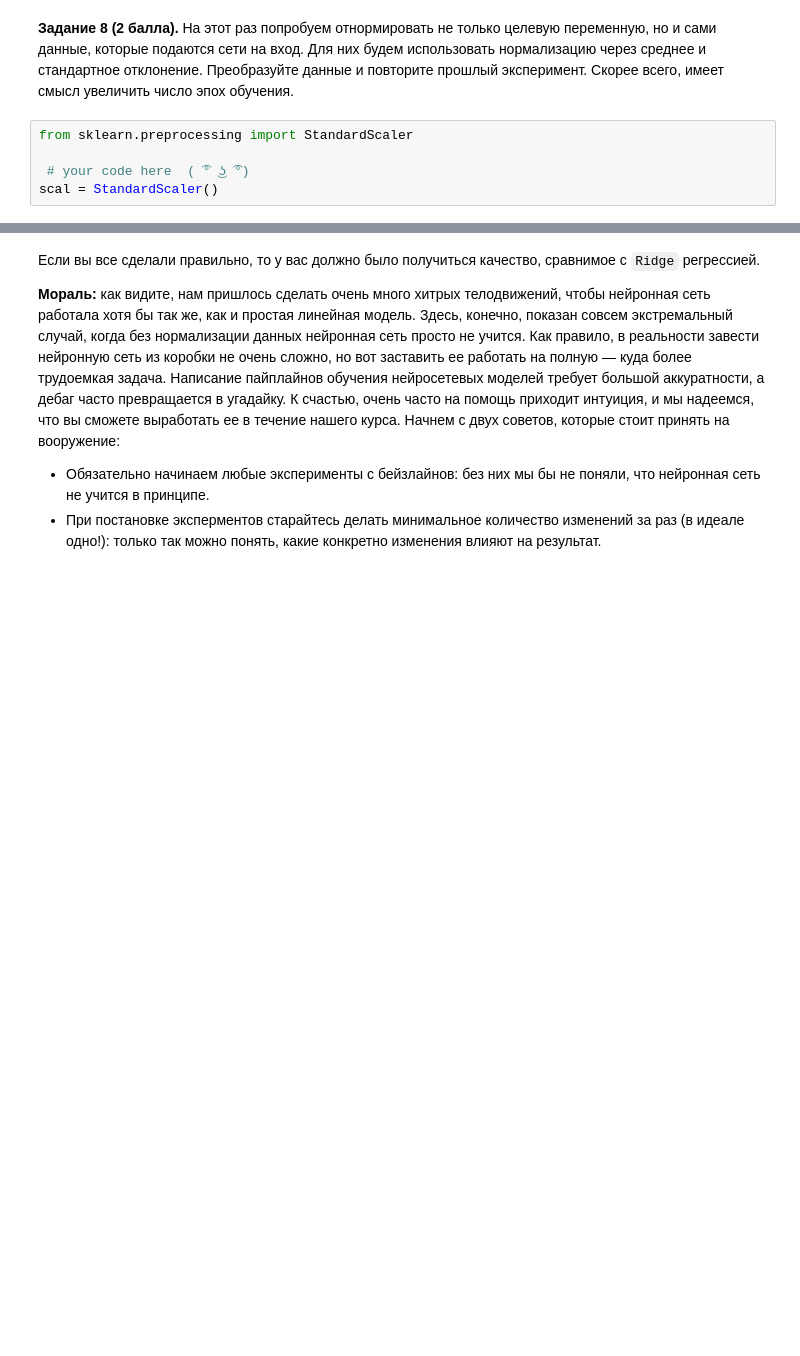
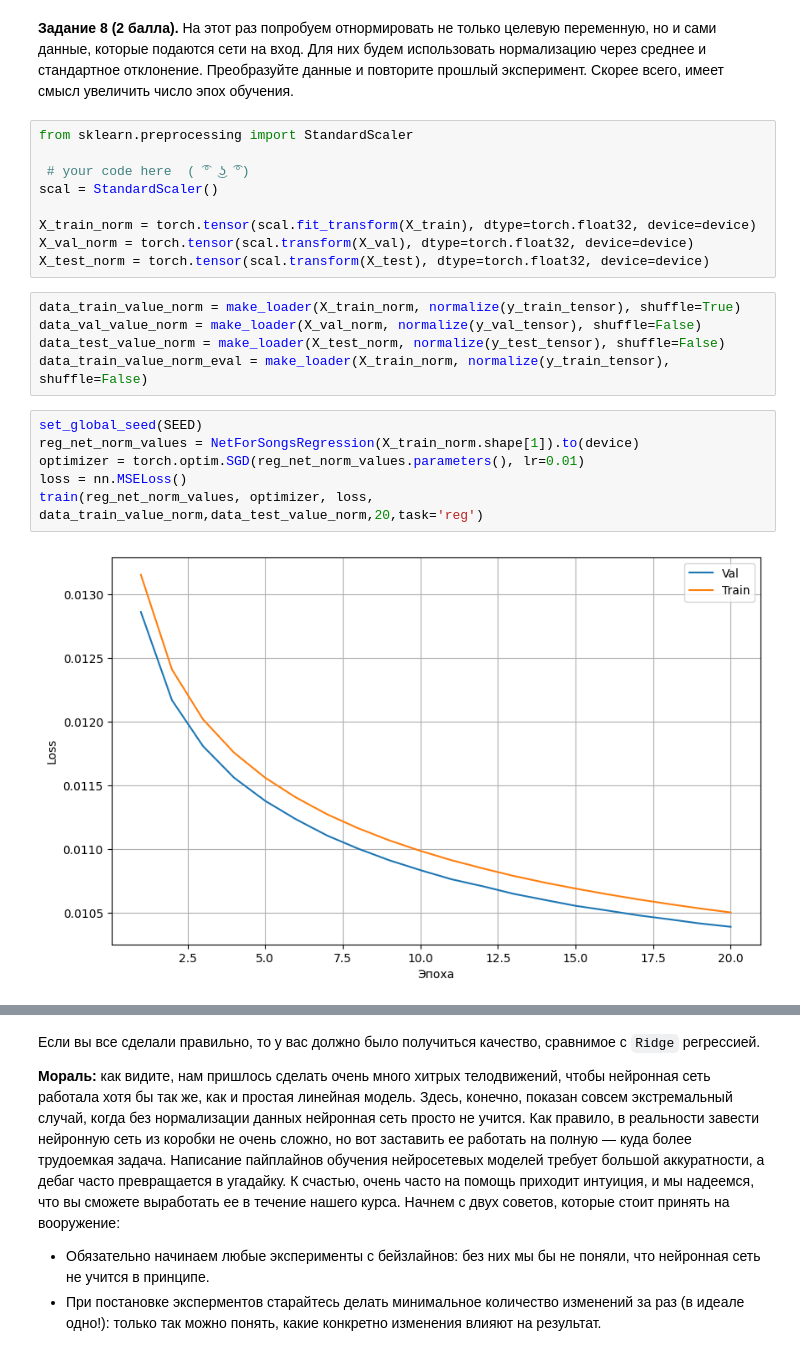
Before and after one commit to Aleksander-23443/iad_dl, a Jupyter notebook: dz1_iad/homework_01.ipynb, the cells around one changed output, grey strips where cells are left out. Drawn from its saved outputs; the diff is of its cells as text; blank space fills up the shorter version.

```diff
--- a/dz1_iad/homework_01.ipynb
+++ b/dz1_iad/homework_01.ipynb
@@ -715,7 +717,24 @@ RMSE on test: 12.476747512817383
 # %% [markdown]
 **Задание 8 (2 балла).** На этот раз попробуем отнормировать не только целевую переменную, но и сами данные, которые подаются сети на вход. Для них будем использовать нормализацию через среднее и стандартное отклонение. Преобразуйте данные и повторите прошлый эксперимент. Скорее всего, имеет смысл увеличить число эпох обучения.
-# %%
-from sklearn.preprocessing import StandardScaler
-
- # your code here  ( ͡° ͜ʖ ͡°)
-scal = StandardScaler()
+# %%
+from sklearn.preprocessing import StandardScaler
+
+ # your code here  ( ͡° ͜ʖ ͡°)
+scal = StandardScaler()
+
+X_train_norm = torch.tensor(scal.fit_transform(X_train), dtype=torch.float32, device=device)
+X_val_norm = torch.tensor(scal.transform(X_val), dtype=torch.float32, device=device)
+X_test_norm = torch.tensor(scal.transform(X_test), dtype=torch.float32, device=device)
+# %%
+data_train_value_norm = make_loader(X_train_norm, normalize(y_train_tensor), shuffle=True)
+data_val_value_norm = make_loader(X_val_norm, normalize(y_val_tensor), shuffle=False)
+data_test_value_norm = make_loader(X_test_norm, normalize(y_test_tensor), shuffle=False)
+data_train_value_norm_eval = make_loader(X_train_norm, normalize(y_train_tensor), shuffle=False)
+# %%
+set_global_seed(SEED)
+reg_net_norm_values = NetForSongsRegression(X_train_norm.shape[1]).to(device)
+optimizer = torch.optim.SGD(reg_net_norm_values.parameters(), lr=0.01)
+loss = nn.MSELoss()
+train(reg_net_norm_values, optimizer, loss, data_train_value_norm,data_test_value_norm,20,task='reg')
+# %% [output]
+[figure, added]
```
Also changed, not shown: parts of 13 cells of this notebook.
